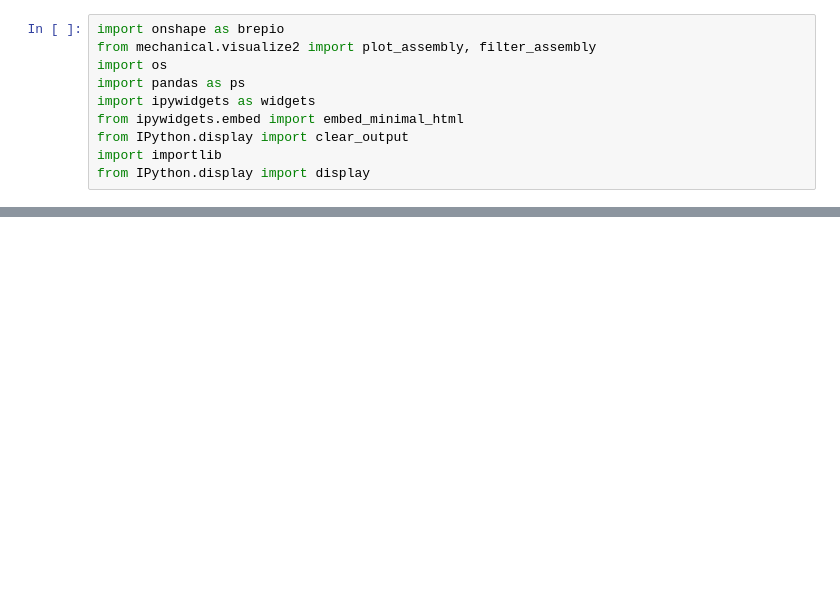
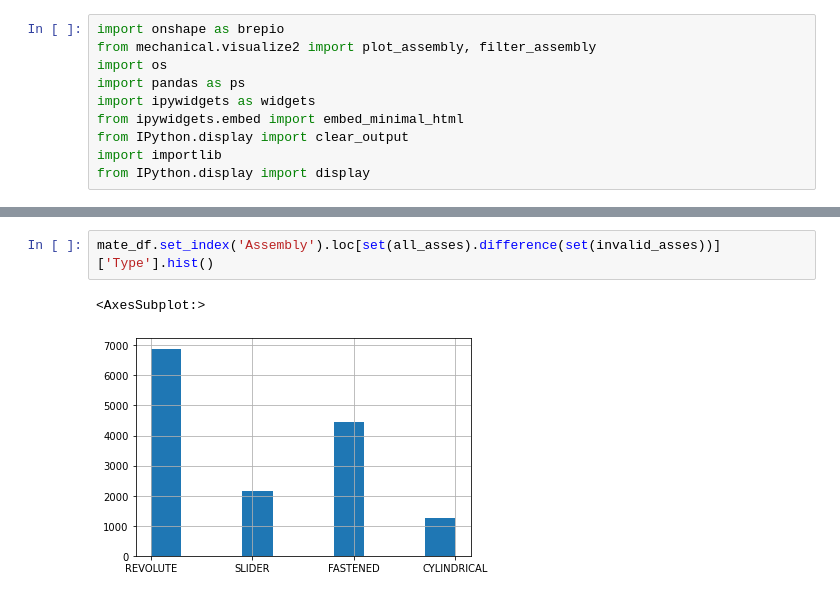
Before and after one commit to ShnitzelKiller/Mechanical, a Jupyter notebook: mechanical/visualize-3.ipynb, the cells around one changed output, grey strips where cells are left out. Saved outputs shown, nothing was run; the diff lists cells and outputs as text; blank space fills up the shorter version.

```diff
--- a/mechanical/visualize-3.ipynb
+++ b/mechanical/visualize-3.ipynb
@@ -101,0 +132,5 @@ def display_sample(sample):
+# %%
+mate_df.set_index('Assembly').loc[set(all_asses).difference(set(invalid_asses))]['Type'].hist()
+# %% [output]
+<AxesSubplot:>
+[figure, added]
```
Also changed, not shown: parts of 20 cells of this notebook, 22 other files.
